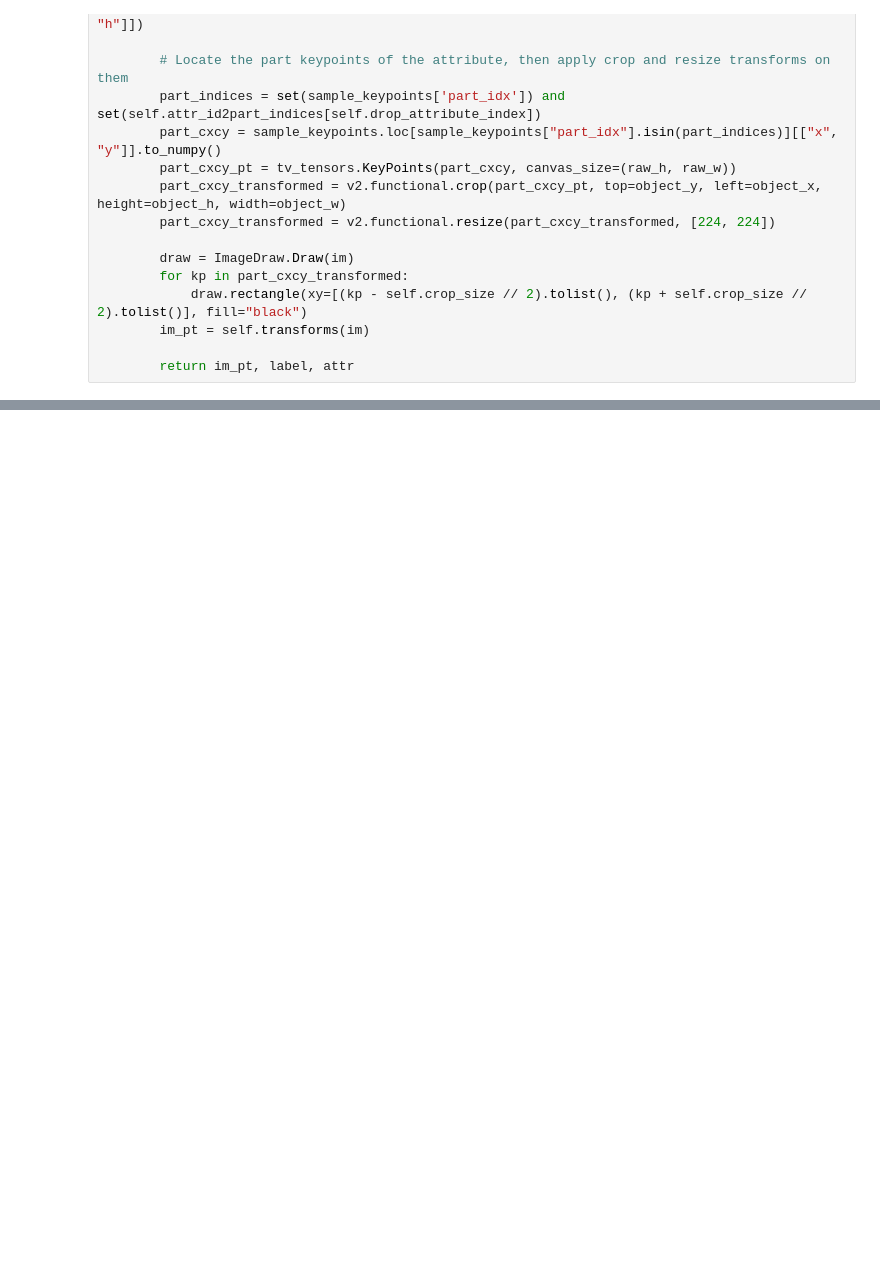
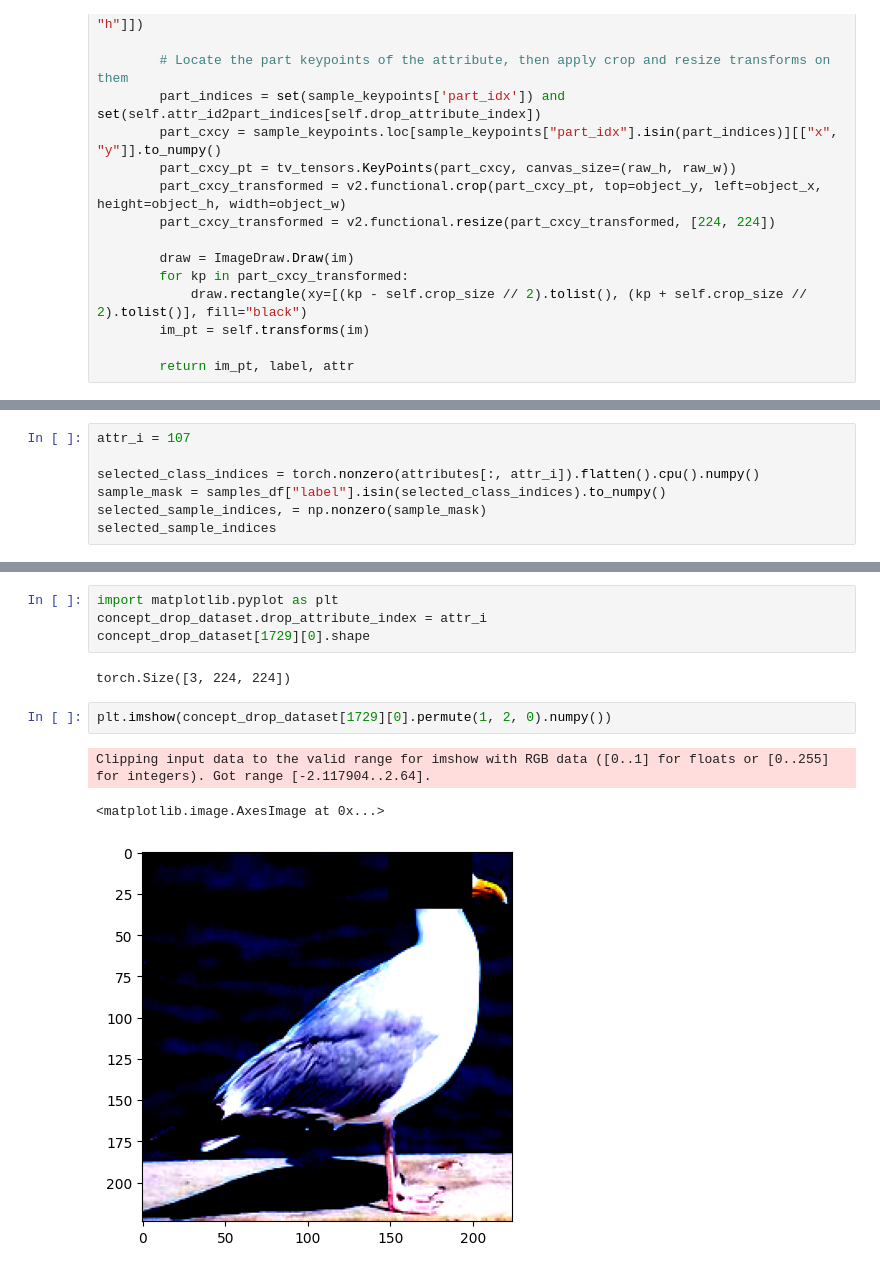
Before and after one commit to zijizhu/cbm-loc-enhance, a Jupyter notebook: Patch_Drop.ipynb, the cells around one changed output, grey strips where cells are left out. Cells and saved outputs as stored; diff of their text form; blank space fills up the shorter version.

```diff
--- a/Patch_Drop.ipynb
+++ b/Patch_Drop.ipynb
@@ -201,0 +224,7 @@ concept_drop_dataset = CUBConceptDropDataset(
+# %%
+attr_i = 107
+
+selected_class_indices = torch.nonzero(attributes[:, attr_i]).flatten().cpu().numpy()
+sample_mask = samples_df["label"].isin(selected_class_indices).to_numpy()
+selected_sample_indices, = np.nonzero(sample_mask)
+selected_sample_indices
@@ -201,0 +249,12 @@ concept_drop_dataset = CUBConceptDropDataset(
+# %%
+import matplotlib.pyplot as plt
+concept_drop_dataset.drop_attribute_index = attr_i
+concept_drop_dataset[1729][0].shape
+# %% [output]
+torch.Size([3, 224, 224])
+# %%
+plt.imshow(concept_drop_dataset[1729][0].permute(1, 2, 0).numpy())
+# %% [output]
+Clipping input data to the valid range for imshow with RGB data ([0..1] for floats or [0..255] for integers). Got range [-2.117904..2.64].
+<matplotlib.image.AxesImage at 0x...>
+[figure, added]
```
Also changed, not shown: parts of 3 cells of this notebook, 2 other files.
